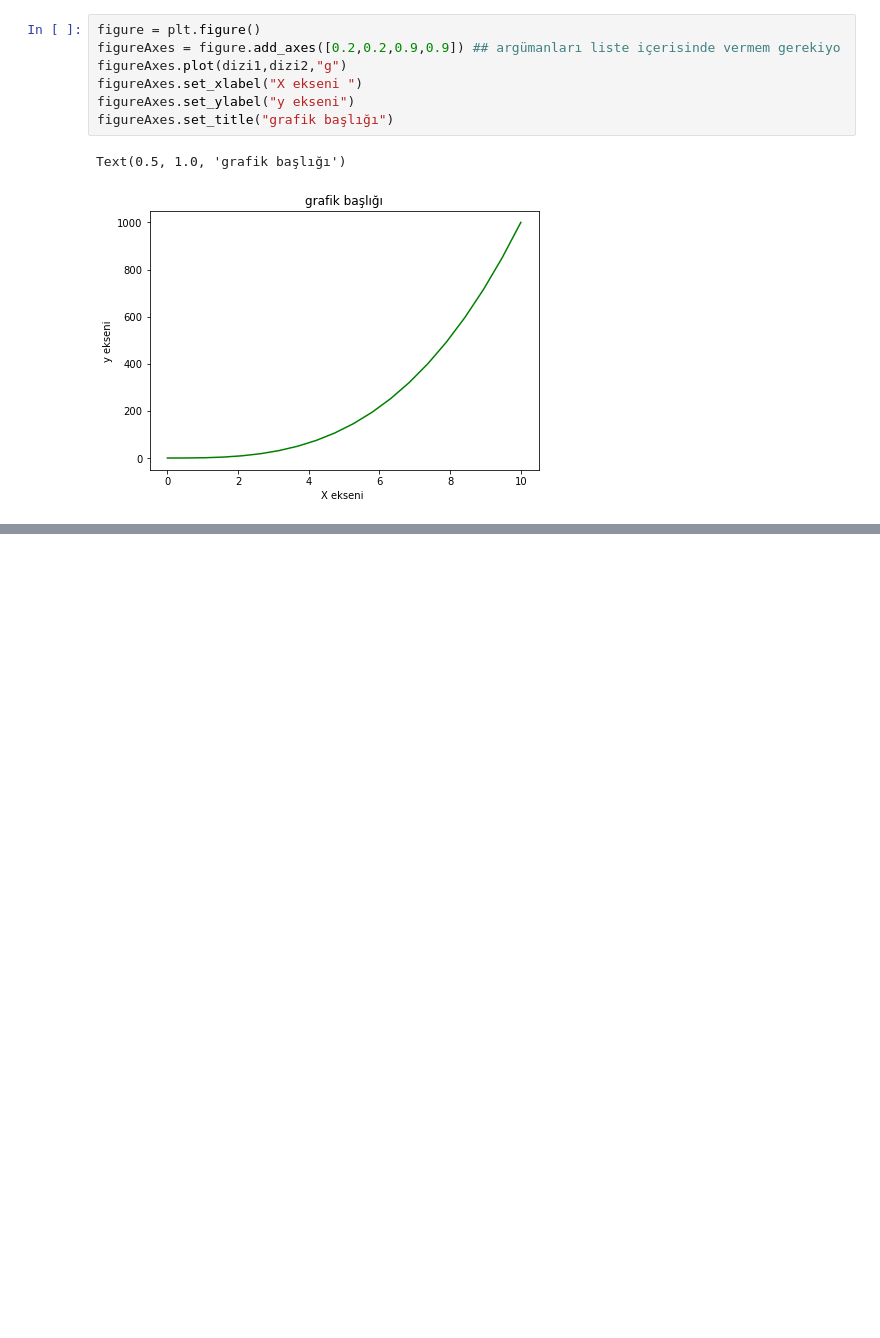
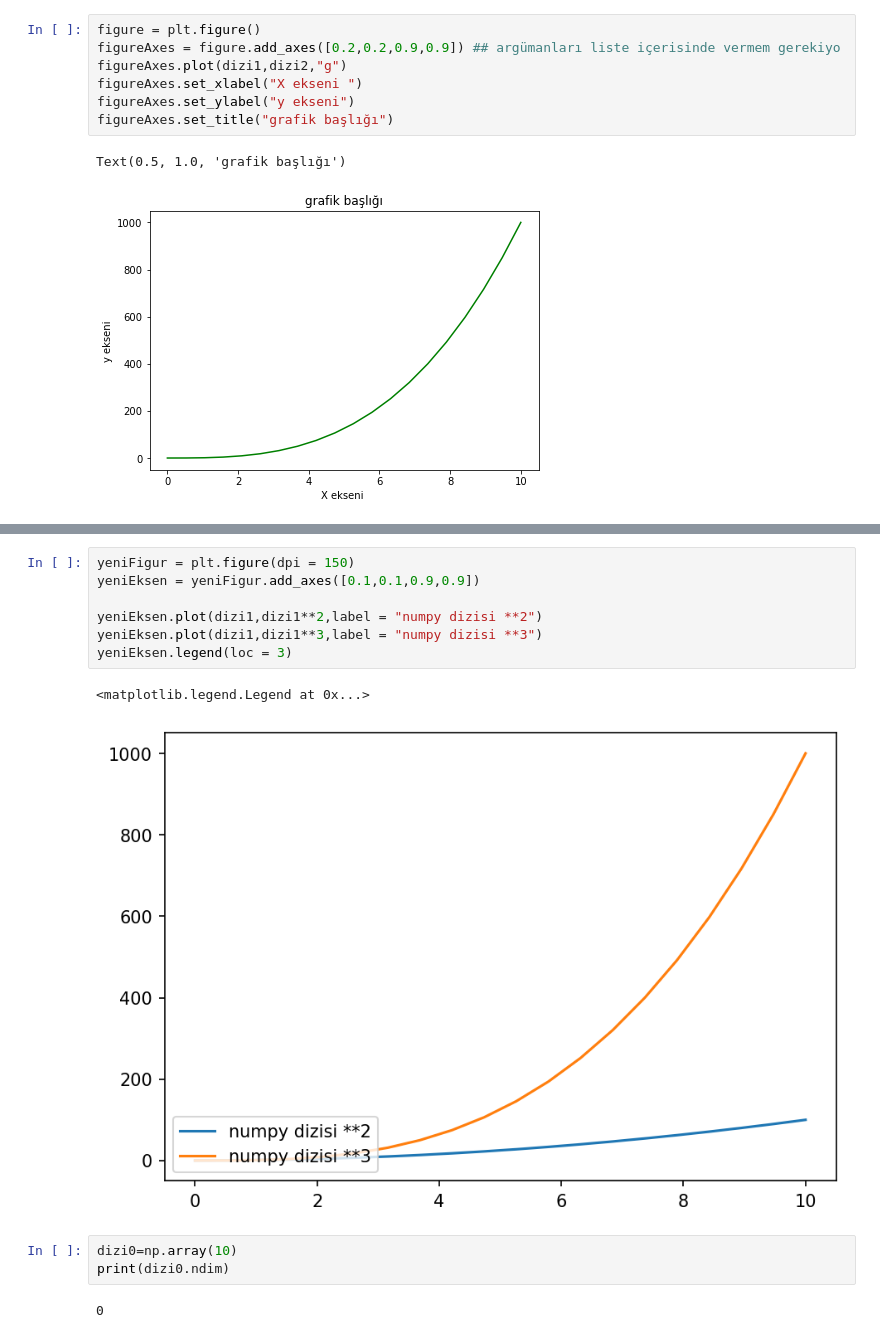
Before and after one commit to MervePayar/pythonKurs, a Jupyter notebook: 29-matplotlib.ipynb, the cells around one changed output, grey strips where cells are left out. Cells and saved outputs as stored; diff of their text form; blank space fills up the shorter version.

```diff
--- a/29-matplotlib.ipynb
+++ b/29-matplotlib.ipynb
@@ -63,0 +95,15 @@ Text(0.5, 1.0, 'grafik başlığı')
+# %%
+yeniFigur = plt.figure(dpi = 150)
+yeniEksen = yeniFigur.add_axes([0.1,0.1,0.9,0.9])
+
+yeniEksen.plot(dizi1,dizi1**2,label = "numpy dizisi **2")
+yeniEksen.plot(dizi1,dizi1**3,label = "numpy dizisi **3")
+yeniEksen.legend(loc = 3)
+# %% [output]
+<matplotlib.legend.Legend at 0x...>
+[figure, added]
+# %%
+dizi0=np.array(10)
+print(dizi0.ndim)
+# %% [output]
+0
```
Also changed, not shown: parts of 11 cells of this notebook.
